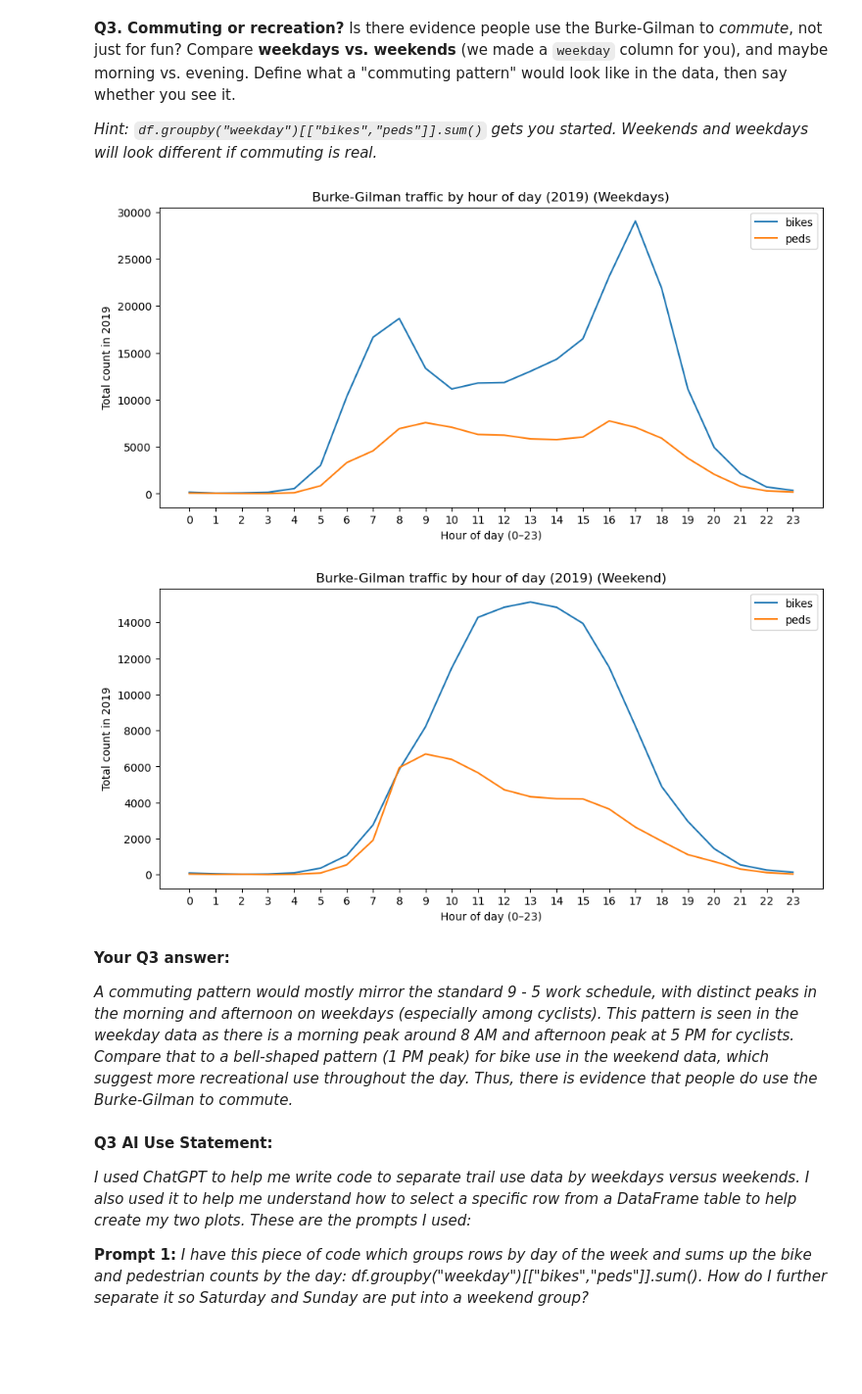
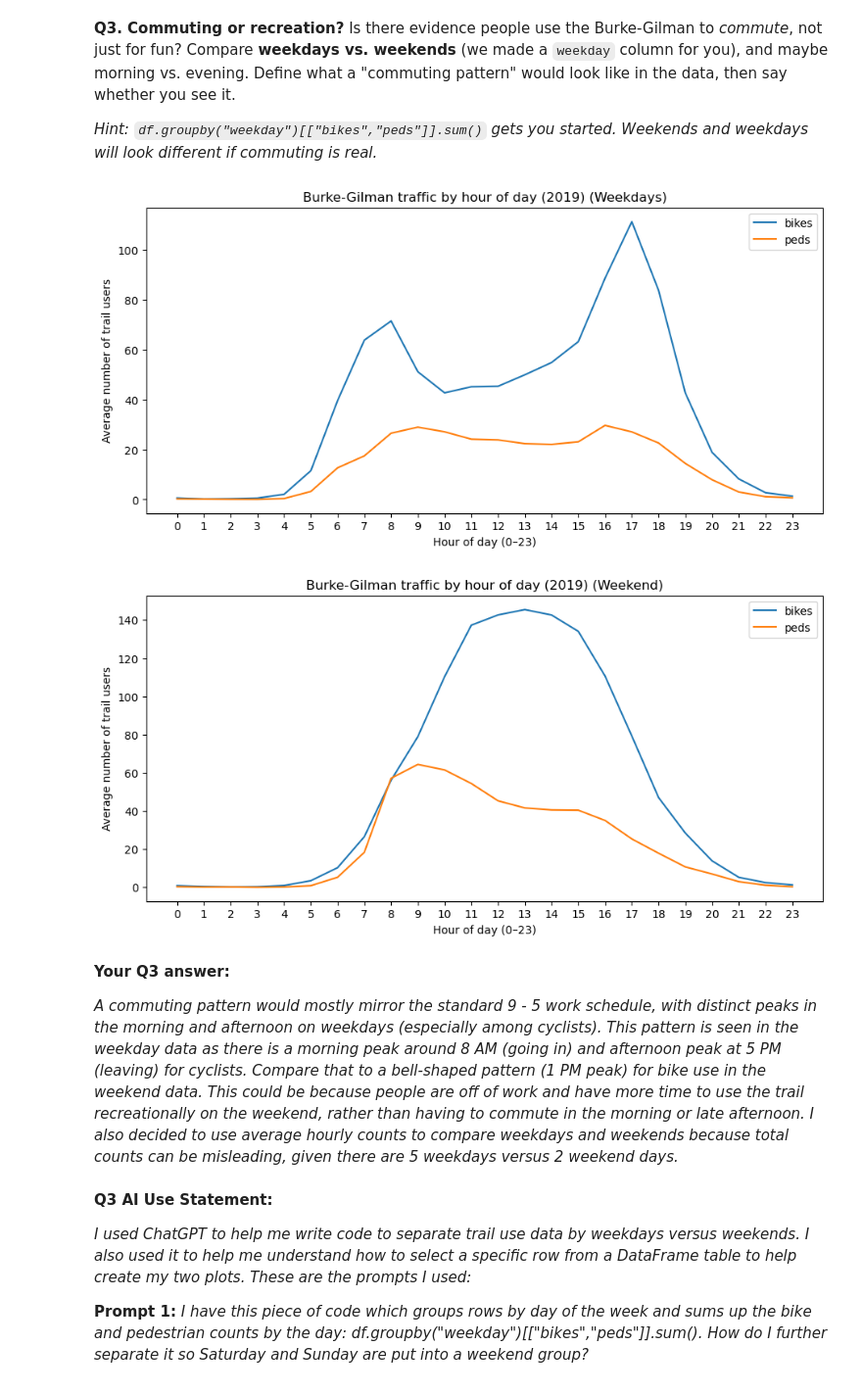
Before and after one commit to emay-20/hcde-410, a Jupyter notebook: A1/A1.ipynb, the cells around one changed output. Shown at 98% size. Drawn from its saved outputs; the diff is of its cells as text; code cells hidden in the pictures; blank space fills up the shorter version.

```diff
--- a/A1/A1.ipynb
+++ b/A1/A1.ipynb
@@ -221,38 +221,38 @@ Is there evidence people use the Burke-Gilman to *commute*, not just for fun? Co
 # %%
 # Your code for Q3
 
 # Group every row by its day of the week, and sum bikes and peds within each day
-by_weekday = df.groupby("weekday")[["bikes", "peds"]].sum()
+by_weekday = df.groupby("weekday")[["bikes", "peds"]].mean()
 
 # Separate the days into weekdays and weekend
 df["day_type"] = df["weekday"].apply(
     lambda day: "Weekend" if day in ["Saturday", "Sunday"] else "Weekday"
 )
 
-by_hour_day_type = df.groupby(["day_type", "hour"])[["bikes", "peds"]].sum()
+by_hour_day_type = df.groupby(["day_type", "hour"])[["bikes", "peds"]].mean()
 
 # Weekday hourly traffic plot
 by_hour_day_type.loc["Weekday"].plot(figsize=(11, 5))
 plt.title("Burke-Gilman traffic by hour of day (2019) (Weekdays)")
 plt.xlabel("Hour of day (0–23)")
-plt.ylabel("Total count in 2019")
+plt.ylabel("Average number of trail users")
 plt.xticks(range(0, 24))
 plt.show()
 
 # Weekend hourly traffic plot
 by_hour_day_type.loc["Weekend"].plot(figsize=(11, 5))
 plt.title("Burke-Gilman traffic by hour of day (2019) (Weekend)")
 plt.xlabel("Hour of day (0–23)")
-plt.ylabel("Total count in 2019")
+plt.ylabel("Average number of trail users")
 plt.xticks(range(0, 24))
 plt.show()
 # %% [output]
-[figure, old version]
+[figure, new version]
-[figure, old version]
+[figure, new version]
 # %% [markdown]
 **Your Q3 answer:**
 
-*A commuting pattern would mostly mirror the standard 9 - 5 work schedule, with distinct peaks in the morning and afternoon on weekdays (especially among cyclists). This pattern is seen in the weekday data as there is a morning peak around 8 AM and afternoon peak at 5 PM for cyclists. Compare that to a bell-shaped pattern (1 PM peak) for bike use in the weekend data, which suggest more recreational use throughout the day. Thus, there is evidence that people do use the Burke-Gilman to commute.*
+*A commuting pattern would mostly mirror the standard 9 - 5 work schedule, with distinct peaks in the morning and afternoon on weekdays (especially among cyclists). This pattern is seen in the weekday data as there is a morning peak around 8 AM (going in) and afternoon peak at 5 PM (leaving) for cyclists. Compare that to a bell-shaped pattern (1 PM peak) for bike use in the weekend data. This could be because people are off of work and have more time to use the trail recreationally on the weekend, rather than having to commute in the morning or late afternoon. I also decided to use average hourly counts to compare weekdays and weekends because total counts can be misleading, given there are 5 weekdays versus 2 weekend days.*
 # %% [markdown]
 **Q3 AI Use Statement:**
 
```
Also changed, not shown: parts of 2 cells of this notebook.
